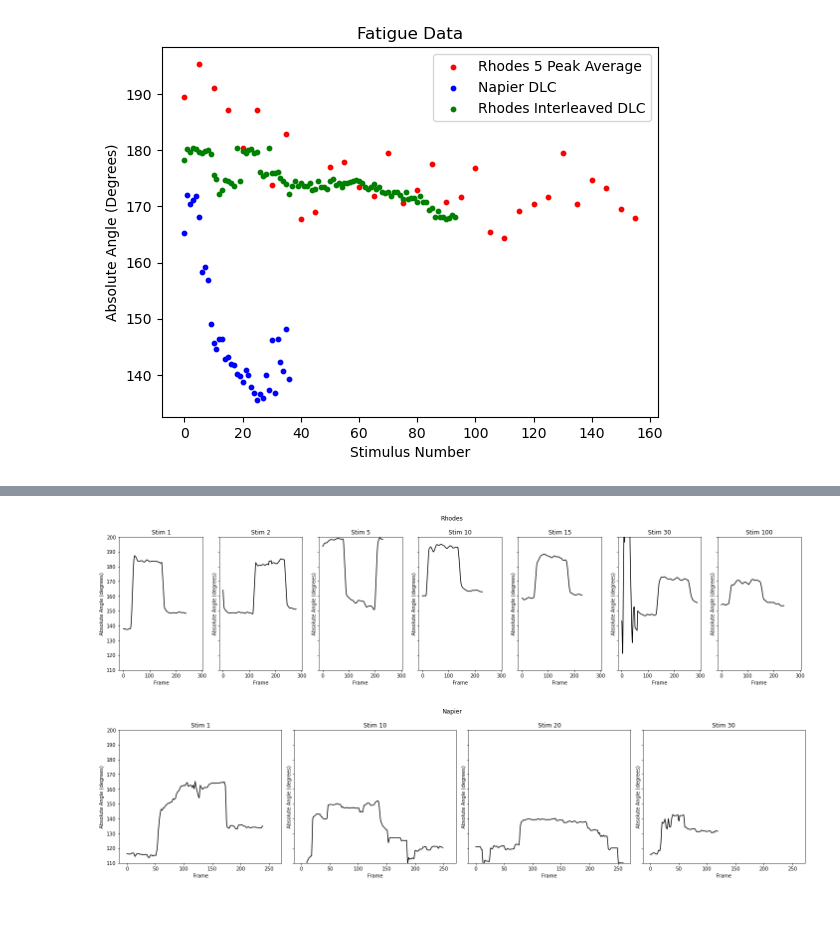
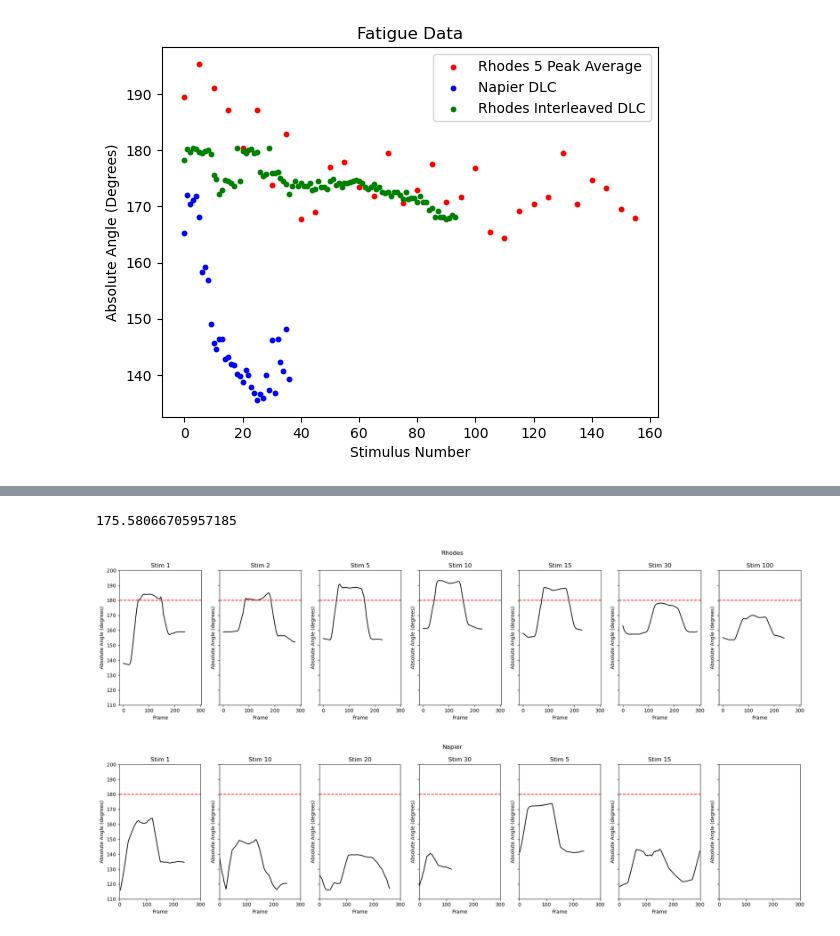
Before and after one commit to draeloslab/stim_behavior, a Jupyter notebook: notebooks/newFatigueFig.ipynb, the cells around one changed output, grey strips where cells are left out. Drawn from its saved outputs; the diff is of its cells as text; code cells hidden in the pictures; blank space fills up the shorter version.

```diff
--- a/notebooks/newFatigueFig.ipynb
+++ b/notebooks/newFatigueFig.ipynb
@@ -334,7 +387,7 @@ rhodes.makeVideo('/home/jakejoseph/Desktop/Joseph_Code/FESFatigue-Jake-2024-05-3
 # %%
 thresh = 0.5
 window = 30
-rhodes = FatigueData("Rhodes (6/20)","/home/jakejoseph/Desktop/Joseph_Code/FESFatigue-Jake-2024-05-31/videos/rhodesfatigueECRB12_6_20DLC_resnet50_FESFatigueMay31shuffle1_355000.csv", 0.5, 2)
+rhodes = FatigueData("Rhodes (6/20)","/home/jakejoseph/Desktop/Joseph_Code/FESFatigue-Jake-2024-05-31/videos/rhodesfatigueECRB12_6_20DLC_resnet50_FESFatigueMay31shuffle1_355000.csv", 0.99, 30)
 rhodes.plotAll(window=50, distance=5,prominence=8)
 # Combining the snipped part of rhodes 2 data
 # rhodes2 = FatigueData("Rhodes (6/13)","/home/jakejoseph/Desktop/Joseph_Code/FESFatigue-Jake-2024-05-31/videos/rhodesfatigue_6_13_2024_2DLC_resnet50_FESFatigueMay31shuffle1_297000.csv", thresh, window, type='DLC')
@@ -342,7 +395,7 @@ rhodes.plotAll(window=50, distance=5,prominence=8)
 # rhodesextra.plotAll(window=50, distance=10, prominence=4)
 # rhodes2.data = np.concatenate((rhodes2.data,[np.nan] * (27930+22080), rhodesextra.data))
 # rhodes2.plotAll(window=50, distance=5,prominence=4)
-napier = FatigueData("Napier","/home/jakejoseph/Desktop/Joseph_Code/FESFatigue-Jake-2024-05-31/videos/napierecrbfatigue_05_31_3_1DLC_resnet50_FESFatigueMay31shuffle1_37000.csv", 0.5, 2)
+napier = FatigueData("Napier","/home/jakejoseph/Desktop/Joseph_Code/FESFatigue-Jake-2024-05-31/videos/napierecrbfatigue_05_31_3_1DLC_resnet50_FESFatigueMay31shuffle1_37000.csv", 0.5, 30)
 napier.plotAll(window = 50, height=100, prominence=8, width=100, distance =5)
 # rhodes3 = FatigueData("Rhodes (5/23)","/home/jakejoseph/Desktop/Joseph_Code/FESFatigue-Jake-2024-05-31/videos/fatiguetest0523ecrb12_2DLC_resnet50_FESFatigueMay31shuffle1_297000.csv", 0.5, window)
 # rhodes3.plotAll(window = 50, height=130, prominence=10, width=110, distance=5)
@@ -453,10 +506,10 @@ stimuli = [0,19,29]
 lengths = [120,120, 80]
 starts = [120, 140, 40]
 for i, (stim, length, start) in enumerate(zip(stimuli, lengths, starts)):
-    napier.makeVideo('/home/jakejoseph/Desktop/Joseph_Code/FESFatigue-Jake-2024-05-31/videos/napierecrbfatigue_05_31_3_1.mp4', f'/home/jakejoseph/Desktop/Joseph_Code/FES_VideoClips/napierClip{napier.filtered_indices[stim]+1}.mp4', stim, start, length,-100)
+    napier.makeVideo('/home/jakejoseph/Desktop/Joseph_Code/FESFatigue-Jake-2024-05-31/videos/napierecrbfatigue_05_31_3_1.mp4', f'/home/jakejoseph/Desktop/Joseph_Code/FES_VideoClips/napierClip{napier.filtered_indices[stim]+1}.mp4', stim, start, length)
 #Rhodes
 stimuli = [0,19,99]
 lengths = [50,120, 100]
 starts = [150, 120, 120]
 for i, (stim, length, start) in enumerate(zip(stimuli, lengths, starts)):
-    rhodes.makeVideo('/home/jakejoseph/Desktop/Joseph_Code/FESFatigue-Jake-2024-05-31/videos/rhodesfatigueECRB12_6_20.mp4', f'/home/jakejoseph/Desktop/Joseph_Code/FES_VideoClips/rhodesClip{rhodes.filtered_indices[stim]+1}.mp4', stim, start, length,-100)
+    rhodes.makeVideo('/home/jakejoseph/Desktop/Joseph_Code/FESFatigue-Jake-2024-05-31/videos/rhodesfatigueECRB12_6_20.mp4', f'/home/jakejoseph/Desktop/Joseph_Code/FES_VideoClips/rhodesClip{rhodes.filtered_indices[stim]+1}.mp4', stim, start, length)
@@ -463,3 +518,20 @@ for i, (stim, length, start) in enumerate(zip(stimuli, lengths, starts)):
+# %%
+# #Napier
+stimuli = [4,29]
+lengths = [120 ,80]
+starts = [120,40]
+for i, (stim, length, start) in enumerate(zip(stimuli, lengths, starts)):
+    napier.makeVideo('/home/jakejoseph/Desktop/Joseph_Code/FESFatigue-Jake-2024-05-31/videos/napierecrbfatigue_05_31_3_1.mp4', f'/home/jakejoseph/Desktop/Joseph_Code/FES_VideoClips/napierSS{napier.filtered_indices[stim]+1}.mp4', stim, start, length)
+#Rhodes
+stimuli = [4,29]
+lengths = [120, 100]
+starts = [120, 120]
+for i, (stim, length, start) in enumerate(zip(stimuli, lengths, starts)):
+    rhodes.makeVideo('/home/jakejoseph/Desktop/Joseph_Code/FESFatigue-Jake-2024-05-31/videos/rhodesfatigueECRB12_6_20.mp4', f'/home/jakejoseph/Desktop/Joseph_Code/FES_VideoClips/rhodesSS{rhodes.filtered_indices[stim]+1}.mp4', stim, start, length)
+# %%
+napier.angleChanges[1]
+# %% [output]
+175.58066705957185
 # %%
 # # Create subplots
 fig, axes = plt.subplots(1, 7, figsize=(20, 5), sharex=True, sharey=True)
@@ -473,40 +545,44 @@ stimuli = [0,1,4,9,14,29,99]
 lengths = [90, 100, 170, 160,150,140,120]
 starts = [150, 180, 60, 70, 80,150,120]
 # copy = rhodes.data
 # rhodes.data = copy
-rhodes.data = smoothed = uniform_filter1d(rhodes.data, size=10)
+# rhodes.data =uniform_filter1d(rhodes.data, size=10)
 
 for i, (stim, length, start) in enumerate(zip(stimuli, lengths, starts)):
     rhodes.stimPlot(stim, axes[i], length, start, 'r',)
+    axes[i].axhline(y=180, color='red', linestyle='--')
     axes[i].set_ylim(110, 200)  # Set the y-axis limit to 0 and 100
 
 plt.suptitle('Rhodes')
 plt.ylabel('Absolute Angle (degrees)')
 plt.tight_layout()
 fig.savefig('Rhodesv2smooted.svg', format='svg')
 plt.show()
 
-stimuli = [0,9,19,29]
-lengths = [120, 115,120, 80]
-starts = [120, 135, 140, 40]
+stimuli = [0,9,19,29,4,14]
+lengths = [120, 115,120, 80, 120, 150]
+starts = [120, 135, 140, 40, 120, 150]
 
 # # Create subplots
-fig, axes = plt.subplots(1, 4, figsize=(20, 5), sharex=True, sharey=True)
+fig, axes = plt.subplots(1, 7, figsize=(20, 5), sharex=True, sharey=True)
 
 axes = axes.flatten()
 
 for i, (stim, length, start) in enumerate(zip(stimuli, lengths, starts)):
     napier.stimPlot(stim, axes[i], length, start, 'r',)
     axes[i].set_ylim(110, 200)  # Set the y-axis limit to 0 and 100
+    axes[i].axhline(y=180, color='red', linestyle='--')
+    axes[i].set_xlim(0,300)
+
 
 plt.suptitle('Napier')
 plt.ylabel('Absolute Angle (degrees)')
 plt.tight_layout()
 fig.savefig('Napier30.svg', format='svg')
 plt.show()
 # %% [output]
-[figure, old version]
+[figure, new version]
-[figure, old version]
+[figure, new version]
 # %%
 # rhodes.getAngleChange(2)
 # napier.getAngleChange(1)
```
Also changed, not shown: parts of 8 cells of this notebook, 7 other files.
